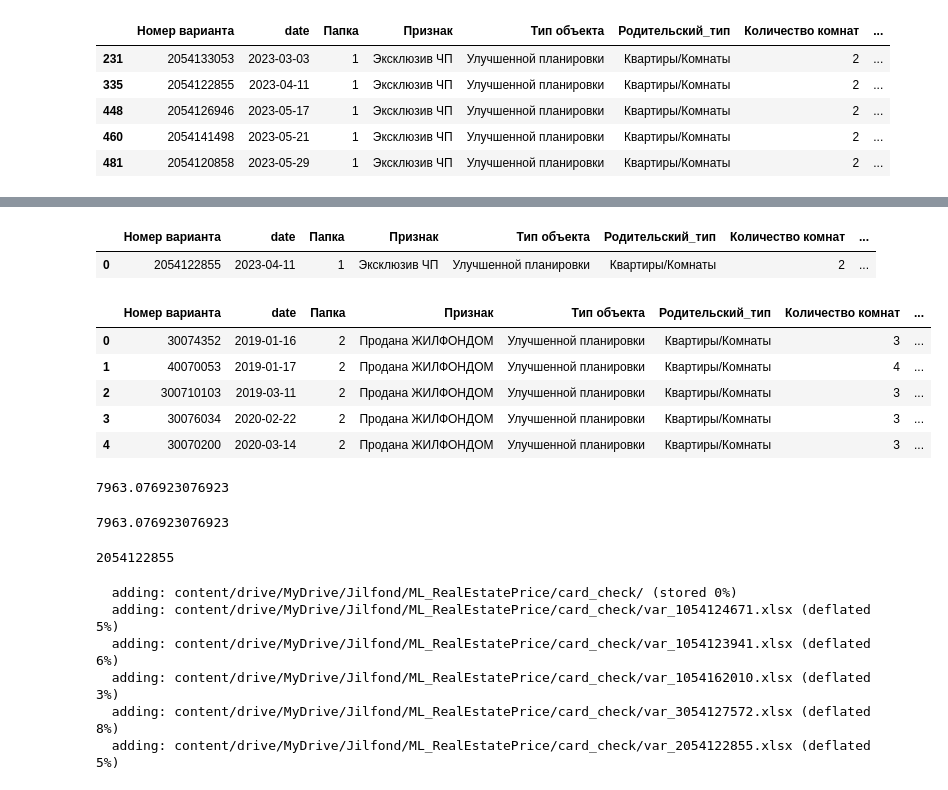
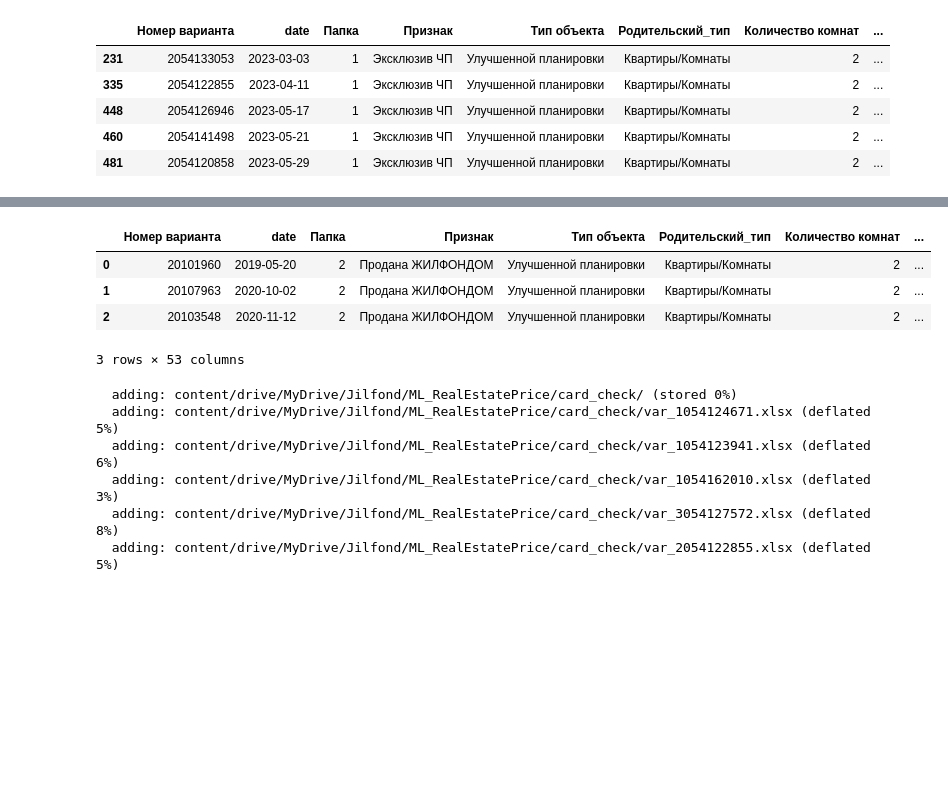
Before and after one commit to YuriyNaumov/real_estate_evaluation, a Jupyter notebook: Поиск_недооцененных_объектов_регрессия.ipynb, the cells around one changed output, grey strips where cells are left out. Cells and saved outputs as stored; diff of their text form; code cells hidden in the pictures; blank space fills up the shorter version.

```diff
--- a/Поиск_недооцененных_объектов_регрессия.ipynb
+++ b/Поиск_недооцененных_объектов_регрессия.ipynb
@@ -866,23 +866,31 @@ def price_proccessed(df):
   price_sqmeter_min_value = mean_price - deviation
   price_sqmeter_max_value = mean_price + deviation
   print('mean_price - ', mean_price)
+  print ('deviation - ', deviation)
   print('price_sqmeter_min_value - ', price_sqmeter_min_value)
   print('price_sqmeter_max_value - ', price_sqmeter_max_value)
 
-  df = df.loc[(df['Price_sq_m_corrected']>=price_sqmeter_min_value) & (df['Price_sq_m_corrected']<=price_sqmeter_max_value)].reset_index(drop=True)
+  conditions = [(df['Price_sq_m_corrected']>= price_sqmeter_min_value) & (df['Price_sq_m_corrected']<= price_sqmeter_max_value), (df['Price_sq_m_corrected']< price_sqmeter_min_value), (df['Price_sq_m_corrected']> price_sqmeter_max_value)]
+  choices = [df['Price_sq_m_corrected'], 0, 0]
+  df['Price_sq_m_corrected_after_extreams_deleted']  = np.select(conditions, choices)
+
+
+ # df = df.loc[(df['Price_sq_m_corrected']>=price_sqmeter_min_value) & (df['Price_sq_m_corrected']<=price_sqmeter_max_value)].reset_index(drop=True)
   return df
 
-def gross_correction_support(s):
-  if s == 0:
+def gross_correction_support(vec):
+  Price_sq_m_corrected = vec[0]
+  cor_coeff = vec[1]
+  if Price_sq_m_corrected == 0:
     k = 0
   else:
-    k = 1 / s
+    k = 1 / cor_coeff
   return k
 
 def get_gross_correction(df, cart_num):
   df = df.loc[df['Номер варианта']!=cart_num].reset_index(drop=True)
-  df['Correction_coeff'] = np.abs(df['bargain_coeff']-1) + np.abs(df['Price_subway_distance_coeff']-1) + np.abs(df['my_obj_braking_coeff']-1)+ np.abs(df['my_obj_building_coeff']-1)+ np.abs(df['floor_coeff']-1)+ np.abs(df['sost_coeff']-1)
-  df['Reverse_Correction_coeff'] = df['Correction_coeff'].apply(gross_correction_support)
+  df['Correction_coeff'] = np.abs(df['price_coeff']-1) + np.abs(df['bargain_coeff']-1) + np.abs(df['Price_subway_distance_coeff_corrected']-1) + np.abs(df['my_obj_braking_coeff']-1)+ np.abs(df['my_obj_building_coeff']-1)+ np.abs(df['floor_coeff']-1)+ np.abs(df['sost_coeff']-1) + np.abs(df['wall_coeff']-1)
+  df['Reverse_Correction_coeff'] = df[['Price_sq_m_corrected_after_extreams_deleted', 'Correction_coeff']].apply(gross_correction_support, axis=1)
   df['Option_weight'] = df['Reverse_Correction_coeff'] / df['Reverse_Correction_coeff'].sum()
   df['Weighted_sq_meter_price'] = df['Option_weight'] * df['Price_sq_m_corrected']
   return df
@@ -930,7 +938,7 @@ df_kvartira_insales.loc[(df_kvartira_insales['Признак']=='Эксклюз
 | 460 | 2054141498 | 2023-05-21 | 1 | Эксклюзив ЧП | Улучшенной планировки | Квартиры/Комнаты | 2 | ... |
 | 481 | 2054120858 | 2023-05-29 | 1 | Эксклюзив ЧП | Улучшенной планировки | Квартиры/Комнаты | 2 | ... |
 # %%
-all_cards_numbers = 	[1054123941]
+all_cards_numbers = 	[3054127572]
 radius = 500
 # %%
 all_cards_number = len(all_cards_numbers)
@@ -1000,29 +1009,11 @@ price_sqmeter_max_value -  104.31445184115906
-# %%
-df_my_obj
-# %% [output]
-|  | Номер варианта | date | Папка | Признак | Тип объекта | Родительский_тип | Количество комнат | ... |
-| 0 | 2054122855 | 2023-04-11 | 1 | Эксклюзив ЧП | Улучшенной планировки | Квартиры/Комнаты | 2 | ... |
-# %%
-df_inside_radius.head()
-# %% [output]
-|  | Номер варианта | date | Папка | Признак | Тип объекта | Родительский_тип | Количество комнат | ... |
-| 0 | 30074352 | 2019-01-16 | 2 | Продана ЖИЛФОНДОМ | Улучшенной планировки | Квартиры/Комнаты | 3 | ... |
-| 1 | 40070053 | 2019-01-17 | 2 | Продана ЖИЛФОНДОМ | Улучшенной планировки | Квартиры/Комнаты | 4 | ... |
-| 2 | 300710103 | 2019-03-11 | 2 | Продана ЖИЛФОНДОМ | Улучшенной планировки | Квартиры/Комнаты | 3 | ... |
-| 3 | 30076034 | 2020-02-22 | 2 | Продана ЖИЛФОНДОМ | Улучшенной планировки | Квартиры/Комнаты | 3 | ... |
-| 4 | 30070200 | 2020-03-14 | 2 | Продана ЖИЛФОНДОМ | Улучшенной планировки | Квартиры/Комнаты | 3 | ... |
-# %%
-df_inside_radius['Цена'].mean()
-# %% [output]
-7963.076923076923
-# %%
-np.mean(df_inside_radius['Цена'])
-# %% [output]
-7963.076923076923
-# %%
-card_num
-# %% [output]
-2054122855
+# %%
+df_after_gross_correction
+# %% [output]
+|  | Номер варианта | date | Папка | Признак | Тип объекта | Родительский_тип | Количество комнат | ... |
+| 0 | 20101960 | 2019-05-20 | 2 | Продана ЖИЛФОНДОМ | Улучшенной планировки | Квартиры/Комнаты | 2 | ... |
+| 1 | 20107963 | 2020-10-02 | 2 | Продана ЖИЛФОНДОМ | Улучшенной планировки | Квартиры/Комнаты | 2 | ... |
+| 2 | 20103548 | 2020-11-12 | 2 | Продана ЖИЛФОНДОМ | Улучшенной планировки | Квартиры/Комнаты | 2 | ... |
+3 rows × 53 columns
 # %%
 with pd.ExcelWriter(f"/content/drive/MyDrive/Jilfond/ML_RealEstatePrice/card_check/var_{card_num}.xlsx") as writer:
   df_inside_radius.to_excel(writer, 'Продано', index=False)
```
Also changed, not shown: parts of 2 cells of this notebook.
